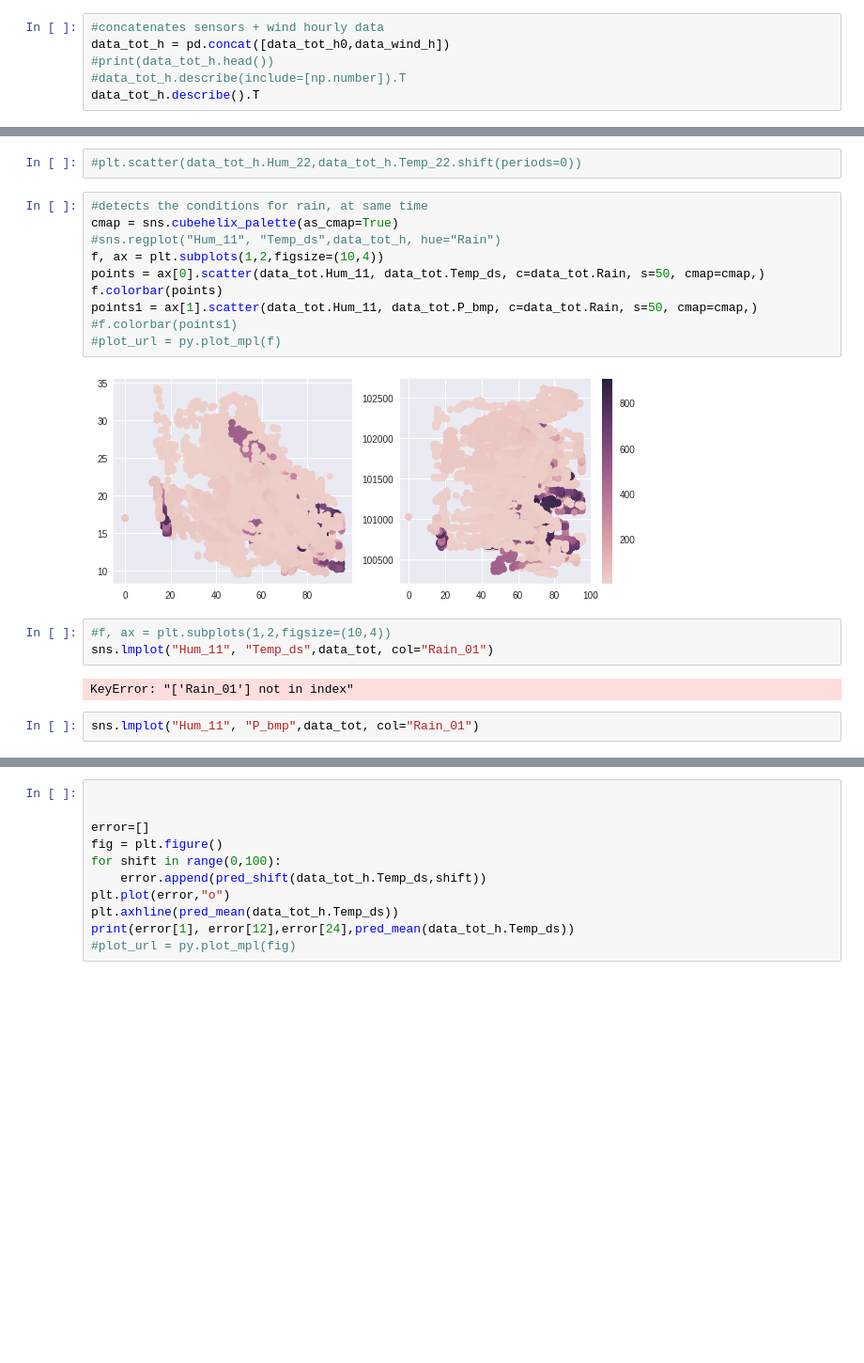
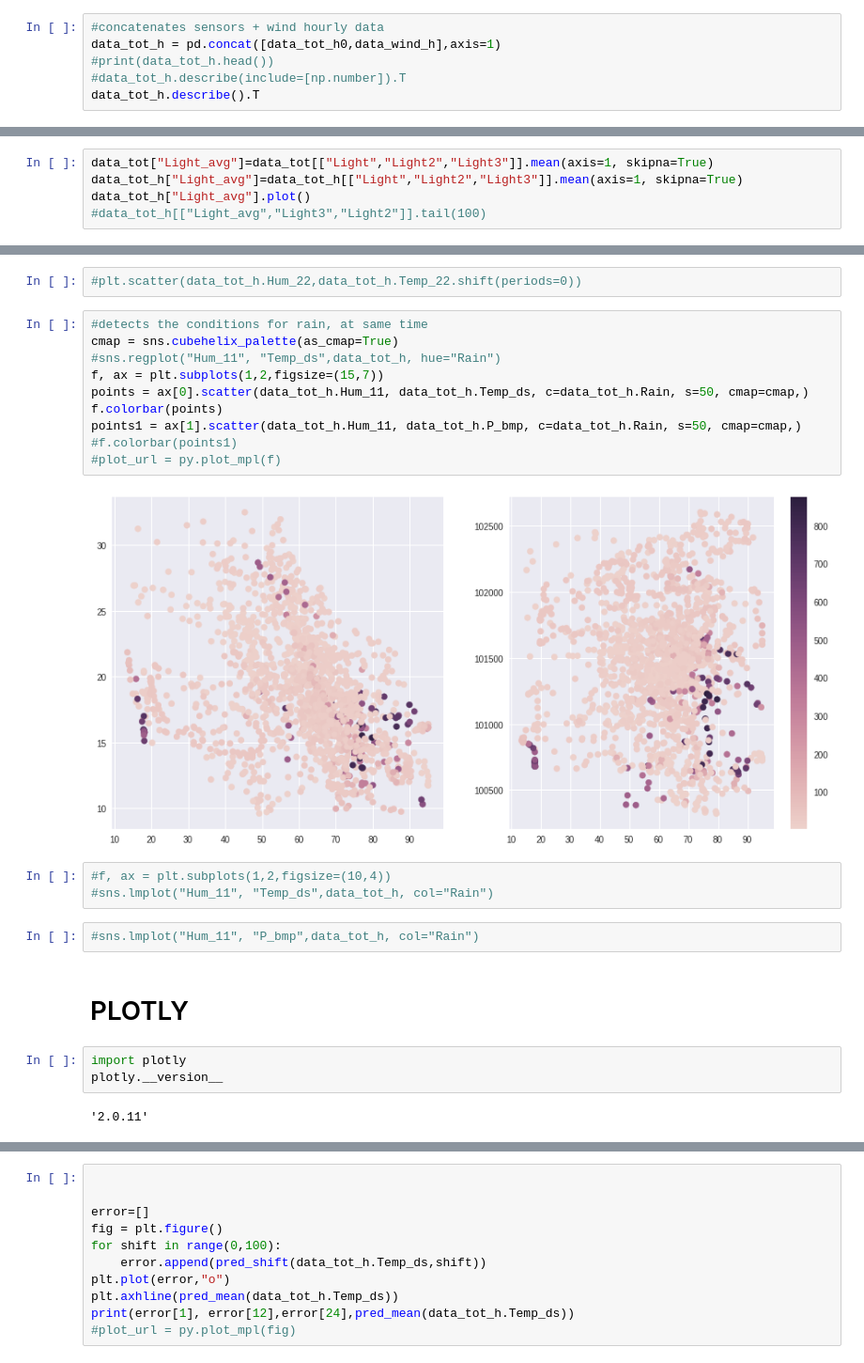
Before and after one commit to baruselli/weather_datalog, a Jupyter notebook: datalog.ipynb, the cells around one changed output, grey strips where cells are left out. Shown at 94% size. Saved outputs shown, nothing was run; the diff lists cells and outputs as text; blank space fills up the shorter version.

Commit message:
plotly

```diff
--- a/datalog.ipynb
+++ b/datalog.ipynb
@@ -133,7 +133,7 @@ data_wind_h["Wind_Speed"]=data_wind_h["Wind"]/3600/4*10
 data_wind_h.drop(["Wind"],inplace=True,axis=1)
 # %%
 #concatenates sensors + wind hourly data
-data_tot_h = pd.concat([data_tot_h0,data_wind_h])
+data_tot_h = pd.concat([data_tot_h0,data_wind_h],axis=1)
 #print(data_tot_h.head())
 #data_tot_h.describe(include=[np.number]).T
 data_tot_h.describe().T
@@ -634,0 +671,5 @@ ax[2].plot(data_tot_h.Light3)
+# %%
+data_tot["Light_avg"]=data_tot[["Light","Light2","Light3"]].mean(axis=1, skipna=True)
+data_tot_h["Light_avg"]=data_tot_h[["Light","Light2","Light3"]].mean(axis=1, skipna=True)
+data_tot_h["Light_avg"].plot()
+#data_tot_h[["Light_avg","Light3","Light2"]].tail(100)
@@ -924,19 +965,24 @@ sns.pairplot(data_tot_h[["Hum_11", "Temp_ds", "P_bmp", "Light", "Rain"]].dropna(
 # %%
 #detects the conditions for rain, at same time
 cmap = sns.cubehelix_palette(as_cmap=True)
 #sns.regplot("Hum_11", "Temp_ds",data_tot_h, hue="Rain")
-f, ax = plt.subplots(1,2,figsize=(10,4))
-points = ax[0].scatter(data_tot.Hum_11, data_tot.Temp_ds, c=data_tot.Rain, s=50, cmap=cmap,)
+f, ax = plt.subplots(1,2,figsize=(15,7))
+points = ax[0].scatter(data_tot_h.Hum_11, data_tot_h.Temp_ds, c=data_tot_h.Rain, s=50, cmap=cmap,)
 f.colorbar(points)
-points1 = ax[1].scatter(data_tot.Hum_11, data_tot.P_bmp, c=data_tot.Rain, s=50, cmap=cmap,)
+points1 = ax[1].scatter(data_tot_h.Hum_11, data_tot_h.P_bmp, c=data_tot_h.Rain, s=50, cmap=cmap,)
 #f.colorbar(points1)
 #plot_url = py.plot_mpl(f)
 # %% [output]
-[figure, old version]
+[figure, new version]
 # %%
 #f, ax = plt.subplots(1,2,figsize=(10,4))
-sns.lmplot("Hum_11", "Temp_ds",data_tot, col="Rain_01")
+#sns.lmplot("Hum_11", "Temp_ds",data_tot_h, col="Rain")
-# %% [output]
-KeyError: "['Rain_01'] not in index"
 # %%
-sns.lmplot("Hum_11", "P_bmp",data_tot, col="Rain_01")
+#sns.lmplot("Hum_11", "P_bmp",data_tot_h, col="Rain")
+# %% [markdown]
+# PLOTLY
+# %%
+import plotly
+plotly.__version__
+# %% [output]
+'2.0.11'
```
Also changed, not shown: parts of 30 cells of this notebook.
